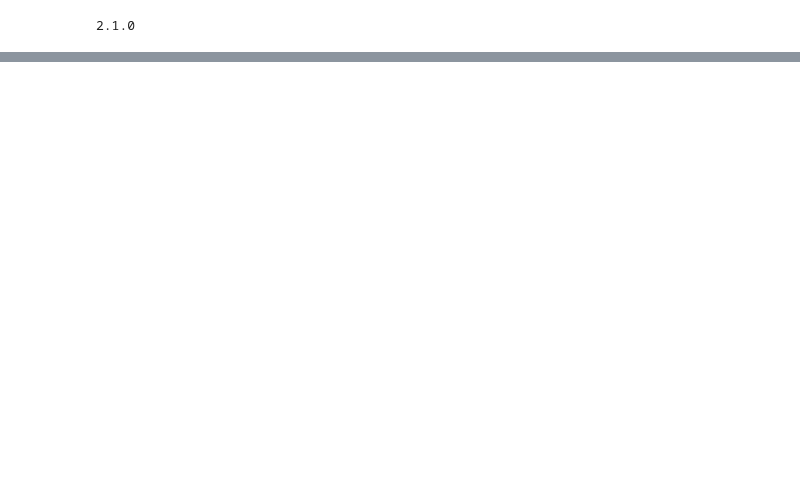
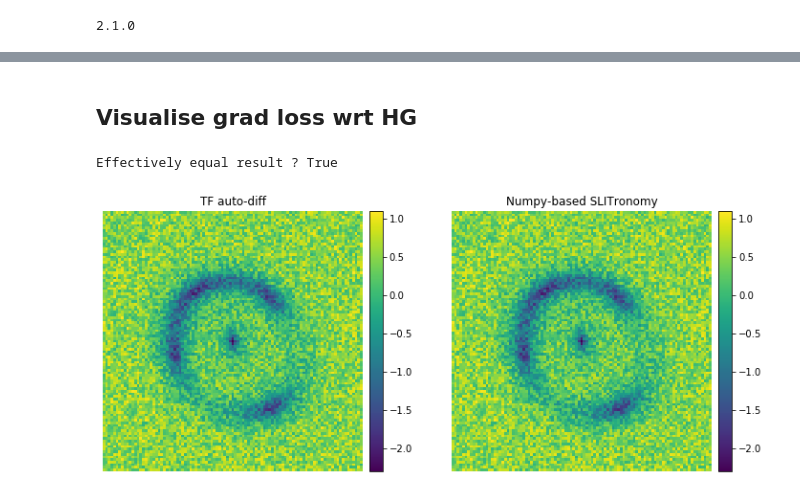
Before and after one commit to aymgal/SLITronomy, a Jupyter notebook: thirdparty/dev_notebooks/timing_autodiff.ipynb, the cells around one changed output, grey strips where cells are left out. Cells and saved outputs as stored; diff of their text form; code cells hidden in the pictures; blank space fills up the shorter version.

```diff
--- a/thirdparty/dev_notebooks/timing_autodiff.ipynb
+++ b/thirdparty/dev_notebooks/timing_autodiff.ipynb
@@ -616,0 +483,20 @@ tensorflow.python.framework.sparse_tensor.SparseTensor
+# %% [markdown]
+## Visualise grad loss wrt HG
+# %%
+tf_grad_loss = modops.grad_loss(Y_tf, S=None, HG=HG_tf, wrt='HG')
+np_grad_loss = solver.gradient_loss_lens(HG)
+
+fig, (ax1, ax2) = plt.subplots(1, 2, figsize=(12, 5))
+img1 = ax1.imshow(tf_grad_loss)
+nice_colorbar(img1)
+ax1.set_title("TF auto-diff")
+img2 = ax2.imshow(np_grad_loss)
+nice_colorbar(img2)
+ax2.set_title("Numpy-based SLITronomy")
+for ax in (ax1, ax2):
+    ax.set_axis_off()
+
+print("Effectively equal result ?", np.allclose(tf_grad_loss, np_grad_loss))
+# %% [output]
+Effectively equal result ? True
+[figure, added]
```
Also changed, not shown: parts of 46 cells of this notebook, 2 other files.
